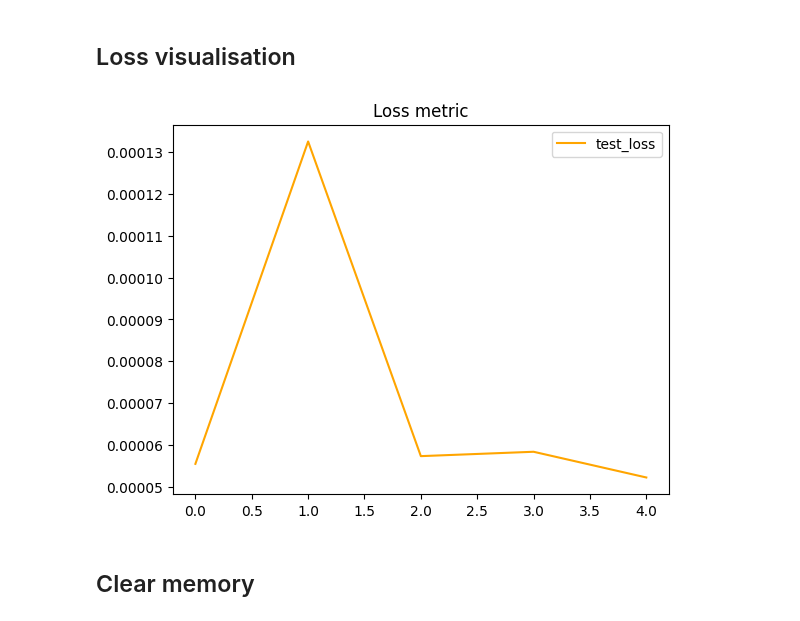
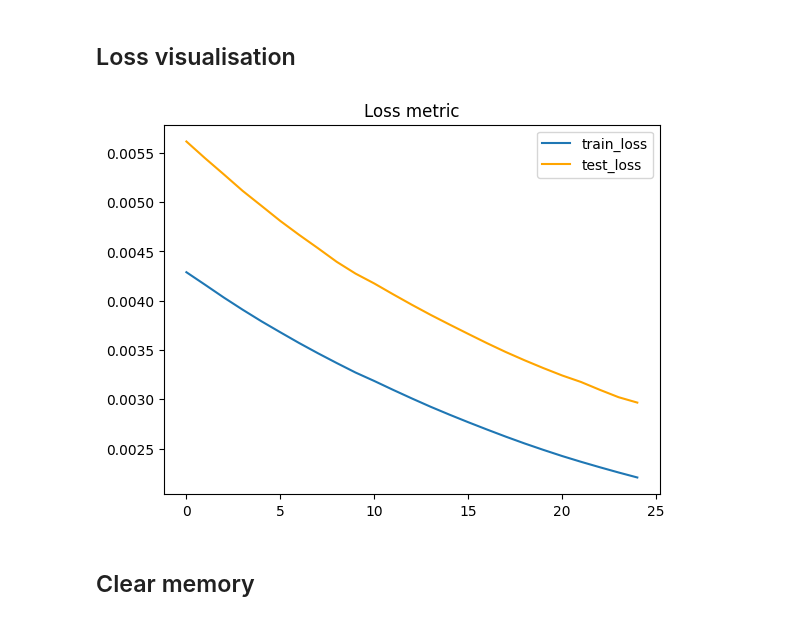
Before and after one commit to medaldev/DenoisingCNN, a Jupyter notebook: notebooks/denoise/uvych_matrix_denoising.ipynb, the cells around one changed output. Saved outputs shown, nothing was run; the diff lists cells and outputs as text; code cells hidden in the pictures.

```diff
--- a/notebooks/denoise/uvych_matrix_denoising.ipynb
+++ b/notebooks/denoise/uvych_matrix_denoising.ipynb
@@ -1,18 +1,24 @@
 # %% [markdown]
 ## Библиотеки, параметры, константы задачи
 # %%
+import sys
+
+PATH_BASE = "D:\\projects\\DenoisingCNN"
+
+sys.path.append(PATH_BASE)
+
 from applications.poly_features_environment import PolyFeaturesEnv
 import torch
 import models
 import numpy as np
 from common.fstream import read_tensor, read_matrix, rescale_array, read_mc_tensor
 
-PATH_BASE = "/home/amedvedev/projects/python/DenoisingCNN"
+
 NAME_DATASET = "gcg19"
-env = PolyFeaturesEnv(name_model="uvych_matrix_denoiser_21_im",
+env = PolyFeaturesEnv(name_model="uvych_matrix_denoiser_21_re",
                       name_dataset=NAME_DATASET,
                       path_base=PATH_BASE,
-                      device_name="cuda")
+                      device_name="cpu")
 # %%
 env.train_target_loader[0][0].shape
 # %% [output]
@@ -287,7 +315,7 @@ UvychDimExpand(
   )
 )
 # %%
-env.model = UvychDimExpand(80 * 80, [80 * 80, 80 * 80]).to(env.device)
+env.model = UvychDimExpand(64 * 64, [80 * 80, 64 * 64]).to(env.device)
 env.model
 # %% [output]
 UvychDimExpand(
@@ -496,7 +524,7 @@ env.train(5, step_saving=True, step_plotting=False,
 # %% [output]
 NameError: name 'L1_MSSSIM' is not defined
 # %%
-opt = torch.optim.Adam(env.model.parameters(), lr=0.0001)
+opt = torch.optim.Adam(env.model.parameters(), lr=0.001)
 scheduler = torch.optim.lr_scheduler.ReduceLROnPlateau(opt, patience=4)
 # scheduler = torch.optim.lr_scheduler.StepLR(opt, step_size=10, gamma=0.1)
 # %%
@@ -505,9 +533,9 @@ gc.collect()
 # %% [output]
 0
 # %%
-env.train(5, step_saving=True, step_plotting=False,
+env.train(10, step_saving=True, step_plotting=False,
           optimizer=opt, scheduler=None,
-          criterion=torch.nn.SmoothL1Loss(),
+          criterion=torch.nn.MSELoss(),
           callbacks=[lambda: scheduler.step(env.test_losses[-1])]) #lambda: scheduler.step(env.test_losses[-1])
 # %% [output]
 Training progress: |██████████████████████████████████████████████████| 100.0% Complete |
@@ -534,9 +562,9 @@ env.save(onnx=False, pth=False)
 # %% [markdown]
 ## Loss visualisation
 # %%
-env.show_metrics(n_last=5, train=False, val=True)
+env.show_metrics(n_last=25, train=True, val=True)
 # %% [output]
-[figure, old version]
+[figure, new version]
 # %% [markdown]
 ## Clear memory
 # %%
```
Also changed, not shown: parts of 11 cells of this notebook.
